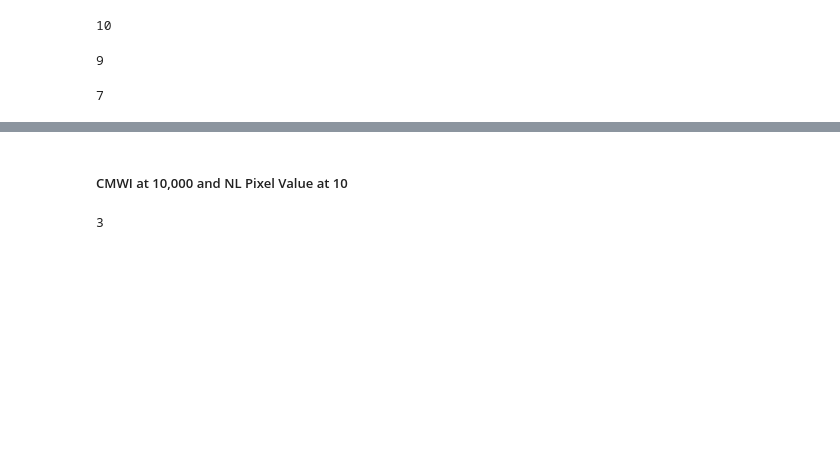
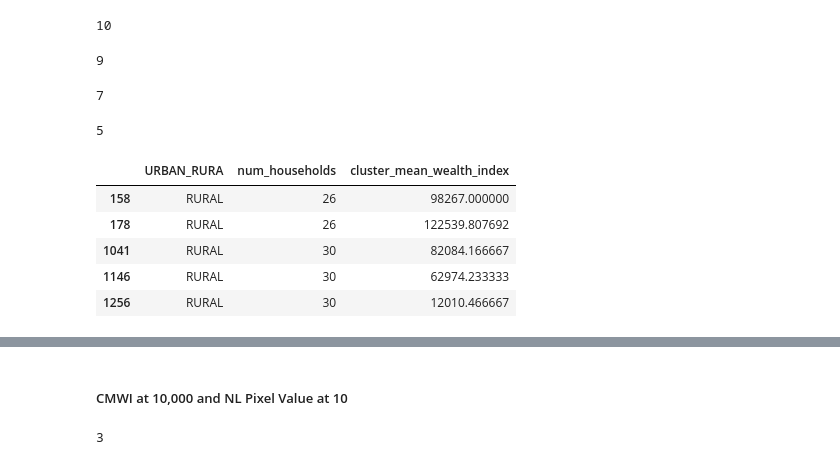
Before and after one commit to idrisaderinto/Electricity-and-Wealth-Project, a Jupyter notebook: Electricity Access and Wealth Project.ipynb, the cells around one changed output, grey strips where cells are left out. Cells and saved outputs as stored; diff of their text form; code cells hidden in the pictures; blank space fills up the shorter version.

```diff
--- a/Electricity Access and Wealth Project.ipynb
+++ b/Electricity Access and Wealth Project.ipynb
@@ -343,3 +359,16 @@ df[(df["2018_value"] >= 5) & (df["cluster_mean_wealth_index"] >= 5000) & (df["UR
 df[(df["2021_value"] >= 5) & (df["cluster_mean_wealth_index"] >= 5000) & (df["URBAN_RURA"] == 'RURAL')].count()['num_households']
 # %% [output]
 7
+# %%
+df[(df["2012_value"] >= 5) & (df["cluster_mean_wealth_index"] >= 5000) & (df["URBAN_RURA"] == 'RURAL')].count()['num_households']
+# %% [output]
+5
+# %%
+df[(df["2012_value"] >= 5) & (df["cluster_mean_wealth_index"] >= 5000) & (df["URBAN_RURA"] == 'RURAL')][['URBAN_RURA', 'num_households', 'cluster_mean_wealth_index']]
+# %% [output]
+|  | URBAN_RURA | num_households | cluster_mean_wealth_index |
+| 158 | RURAL | 26 | 98267.000000 |
+| 178 | RURAL | 26 | 122539.807692 |
+| 1041 | RURAL | 30 | 82084.166667 |
+| 1146 | RURAL | 30 | 62974.233333 |
+| 1256 | RURAL | 30 | 12010.466667 |
```
Also changed, not shown: parts of 4 cells of this notebook.
